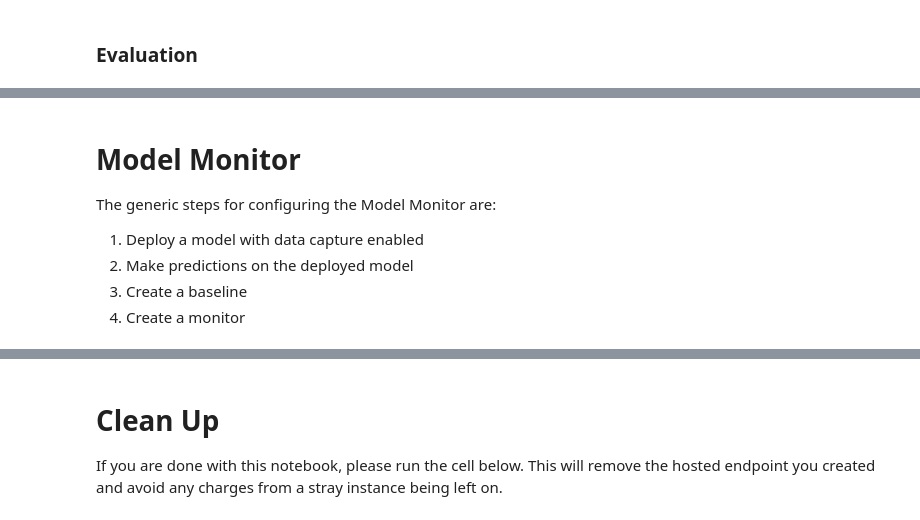
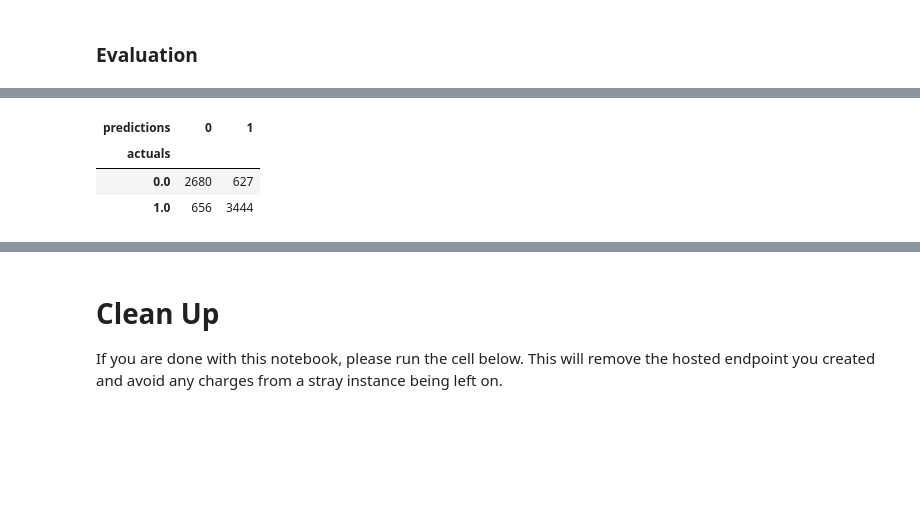
Before and after one commit to sengstacken/aws_machine_learning, a Jupyter notebook: immersion_day_labs/turbofan_anomaly_detection_autoencoder/TurbofanRUL_AutoEncoder.ipynb, the cells around one changed output, grey strips where cells are left out. Cells and saved outputs as stored; diff of their text form; code cells hidden in the pictures; blank space fills up the shorter version.

```diff
--- a/immersion_day_labs/turbofan_anomaly_detection_autoencoder/TurbofanRUL_AutoEncoder.ipynb
+++ b/immersion_day_labs/turbofan_anomaly_detection_autoencoder/TurbofanRUL_AutoEncoder.ipynb
@@ -526,12 +830,8 @@ print('Threshold=%.3f, F-Score=%.5f' % (thresholds[ix], scores[ix]))
 # %%
-t = 0.965
+t = 0.522
 pd.crosstab(index=val_df['true_class'], columns=to_labels(val_df.reconstruction_error,t), rownames=['actuals'], colnames=['predictions'])
+# %% [output]
+| predictions | 0 | 1 |
+| actuals |  |  |
+| 0.0 | 2680 | 627 |
+| 1.0 | 656 | 3444 |
-# %% [markdown]
-# Model Monitor
-
-The generic steps for configuring the Model Monitor are:
-
-1.  Deploy a model with data capture enabled
-2.  Make predictions on the deployed model
-3.  Create a baseline
-4.  Create a monitor
```
Also changed, not shown: parts of 78 cells of this notebook, 7 other files.
